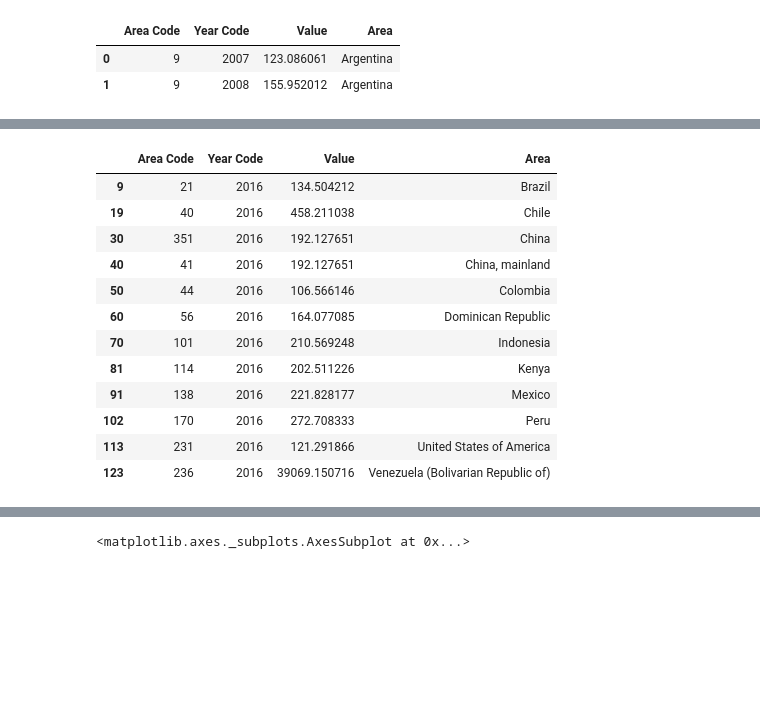
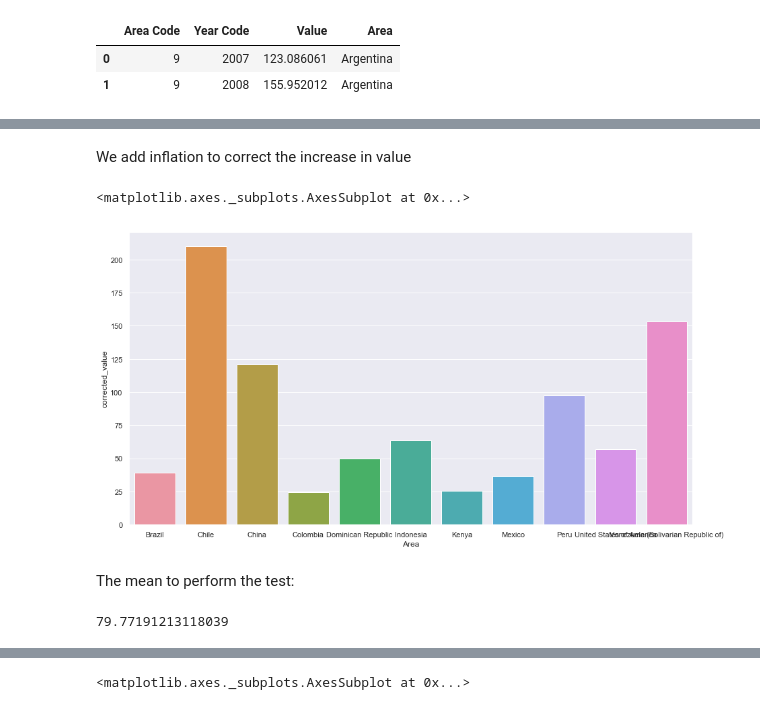
Before and after one commit to adriaferrer/Avocalypse, a Jupyter notebook: Data_Munging.ipynb, the cells around one changed output, grey strips where cells are left out. Drawn from its saved outputs; the diff is of its cells as text; code cells hidden in the pictures; blank space fills up the shorter version.

Commit message:
Data Munging and correlation

```diff
--- a/Data_Munging.ipynb
+++ b/Data_Munging.ipynb
@@ -199,21 +218,26 @@ top10_prices_2017
 # %%
 top10_prices_2016 = top10_prices[top10_prices['Year Code']==2016]
+# %% [markdown]
+We add inflation to correct the increase in value
+# %%
+top10_prices_2016 = top10_prices_2016.merge(inflation,how='left',left_on='Area',right_on='country')
+# %%
+top10_prices_2016['corrected_value']=top10_prices_2016['Value']/top10_prices_2016['2016_inflation']
+# %%
+top10_prices_2016 = top10_prices_2016.drop(index=3).reset_index()
+# %%
+top10_prices_2016 = top10_prices_2016.reset_index(drop=True)
+# %%
+sb.barplot(data=top10_prices_2016,x='Area',y='corrected_value')
+# %% [output]
+<matplotlib.axes._subplots.AxesSubplot at 0x...>
+[figure, added]
+# %% [markdown]
+The mean to perform the test:
 # %%
-top10_prices_2016
+top10_prices_2016['corrected_value'].mean()
 # %% [output]
-|  | Area Code | Year Code | Value | Area |
-| 9 | 21 | 2016 | 134.504212 | Brazil |
-| 19 | 40 | 2016 | 458.211038 | Chile |
-| 30 | 351 | 2016 | 192.127651 | China |
-| 40 | 41 | 2016 | 192.127651 | China, mainland |
-| 50 | 44 | 2016 | 106.566146 | Colombia |
-| 60 | 56 | 2016 | 164.077085 | Dominican Republic |
-| 70 | 101 | 2016 | 210.569248 | Indonesia |
-| 81 | 114 | 2016 | 202.511226 | Kenya |
-| 91 | 138 | 2016 | 221.828177 | Mexico |
-| 102 | 170 | 2016 | 272.708333 | Peru |
-| 113 | 231 | 2016 | 121.291866 | United States of America |
-| 123 | 236 | 2016 | 39069.150716 | Venezuela (Bolivarian Republic of) |
+79.77191213118039
 # %%
 top10_2016 = top_10_countries_yearly[top_10_countries_yearly['Year Code'] == 2016]
 # %%
```
Also changed, not shown: parts of 18 cells of this notebook, 3 other files.
